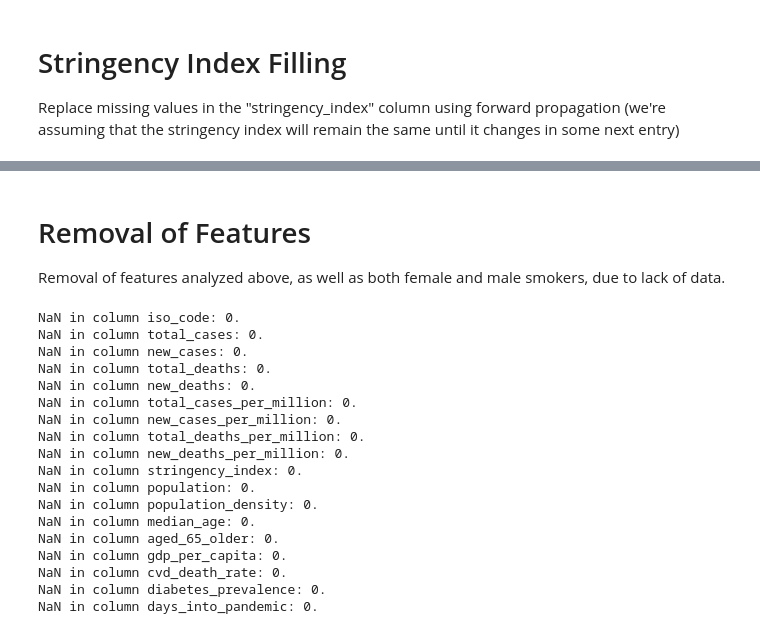
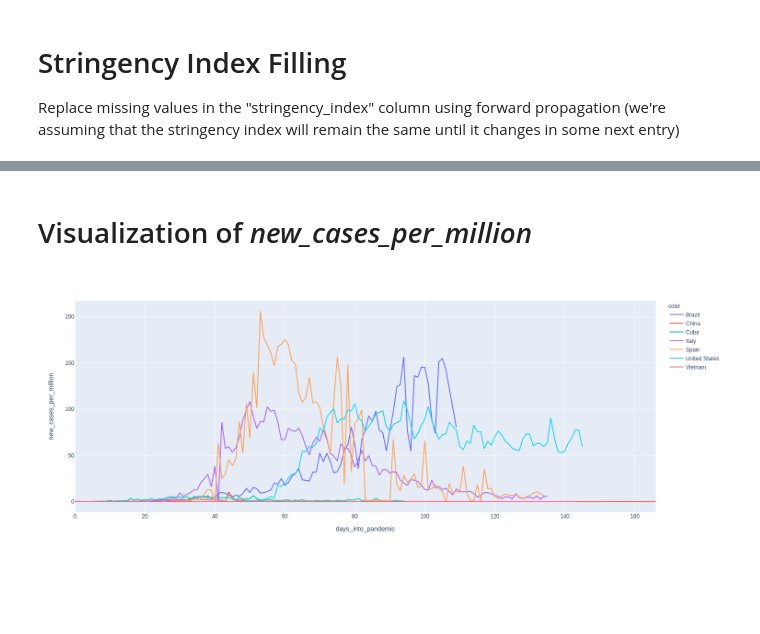
Before and after one commit to cmpaulo/corona, a Jupyter notebook: data_explorer_ML.ipynb, the cells around one changed output, grey strips where cells are left out. Cells and saved outputs as stored; diff of their text form; code cells hidden in the pictures; blank space fills up the shorter version.

Commit message:
update image automake Brazil world

```diff
--- a/data_explorer_ML.ipynb
+++ b/data_explorer_ML.ipynb
@@ -160,0 +280,2 @@ data.fillna(fill_nas_dict, inplace=True)
+# %%
+data['total_active'] = data['total_cases'] - data['total_deaths'] - data['total_recovered']
@@ -160,0 +285,2 @@ data.fillna(fill_nas_dict, inplace=True)
+# %%
+data['total_susceptibles'] = data['population'] - (data['total_active'] + data['total_recovered'] + data['total_deaths'])   # creates new feature
@@ -161,3 +290,9 @@ data.fillna(fill_nas_dict, inplace=True)
+# %%
+columns = ['cases', 'deaths', 'recovered', 'active', 'susceptibles']
+for column in columns:
+    data['new_{}'.format(column)] = data['total_{}'.format(column)].groupby('location').diff()  # new
+    data['total_{}_per_million'.format(column)] = data['total_{}'.format(column)] / (data['population'] / 1e6)   # total per million
+    data['new_{}_per_million'.format(column)] = data['new_{}'.format(column)] / (data['population'] / 1e6) # new per million
 # %% [markdown]
 # Stringency Index Filling
 Replace missing values in the "stringency_index" column using forward propagation (we're assuming that the stringency index will remain the same until it changes in some next entry)
@@ -208,36 +307,14 @@ We can see from the results above that both "*extreme poverty*" and "*handwashin
-# %% [markdown]
-# Removal of Features
-Removal of features analyzed above, as well as both female and male smokers, due to lack of data.
-# %%
-columns_to_drop = []
-columns_to_drop.extend(['extreme_poverty', 'handwashing_facilities']) # removed for lacked of data in many countries and high correlation with gdp_per_capita
-columns_to_drop.extend(['female_smokers', 'male_smokers'])   # removed for lack of data in many countries
-columns_to_drop.extend(['hospital_beds_per_100k']) # removed for lack of data in many countries
-data.drop(columns=columns_to_drop, inplace=True)
-
-# updates na's dataframes
-total_nas_df, nas_perc = na_dfs(data)
-# %%
-# Shows total missing values from each feature
-for column in data.columns:
-    na_count = data[column].isna().sum()
-    print('NaN in column {}: {}.'.format(column, na_count))
-# %% [output]
-NaN in column iso_code: 0.
-NaN in column total_cases: 0.
-NaN in column new_cases: 0.
-NaN in column total_deaths: 0.
-NaN in column new_deaths: 0.
-NaN in column total_cases_per_million: 0.
-NaN in column new_cases_per_million: 0.
-NaN in column total_deaths_per_million: 0.
-NaN in column new_deaths_per_million: 0.
-NaN in column stringency_index: 0.
-NaN in column population: 0.
-NaN in column population_density: 0.
-NaN in column median_age: 0.
-NaN in column aged_65_older: 0.
-NaN in column gdp_per_capita: 0.
-NaN in column cvd_death_rate: 0.
-NaN in column diabetes_prevalence: 0.
-NaN in column days_into_pandemic: 0.
+# %% [markdown]
+# Visualization of *new_cases_per_million*
+# %%
+countries = ['Brazil', 'United States', 'Italy', 'Spain', 'China', 'Vietnam', 'Cuba']
+to_plot = data[data['days_into_pandemic'] >= 0].loc[countries]
+
+fig = px.line(to_plot, x='days_into_pandemic', y='new_cases_per_million', color=to_plot.index.get_level_values('location'), height=600, width=1500)
+
+if github_page:
+    fig.show('png', height=600, width=1500)
+else:
+    fig.show()
+# %% [output]
+[figure, added]
```
Also changed, not shown: parts of 47 cells of this notebook, 9 other files.
